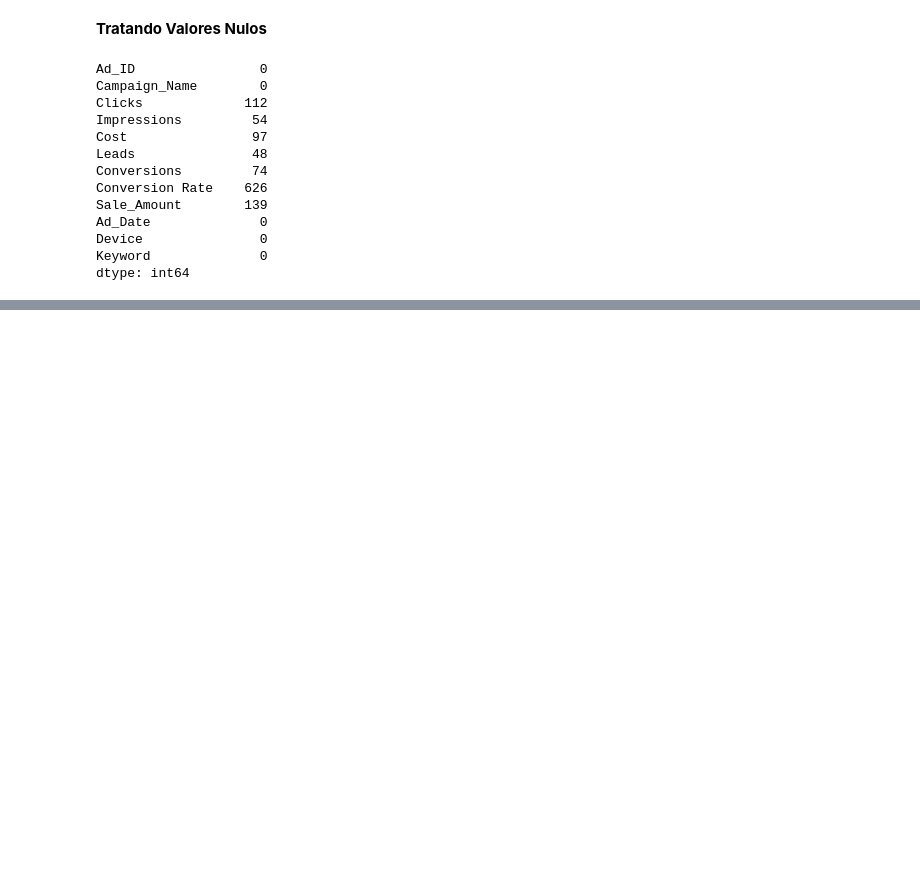
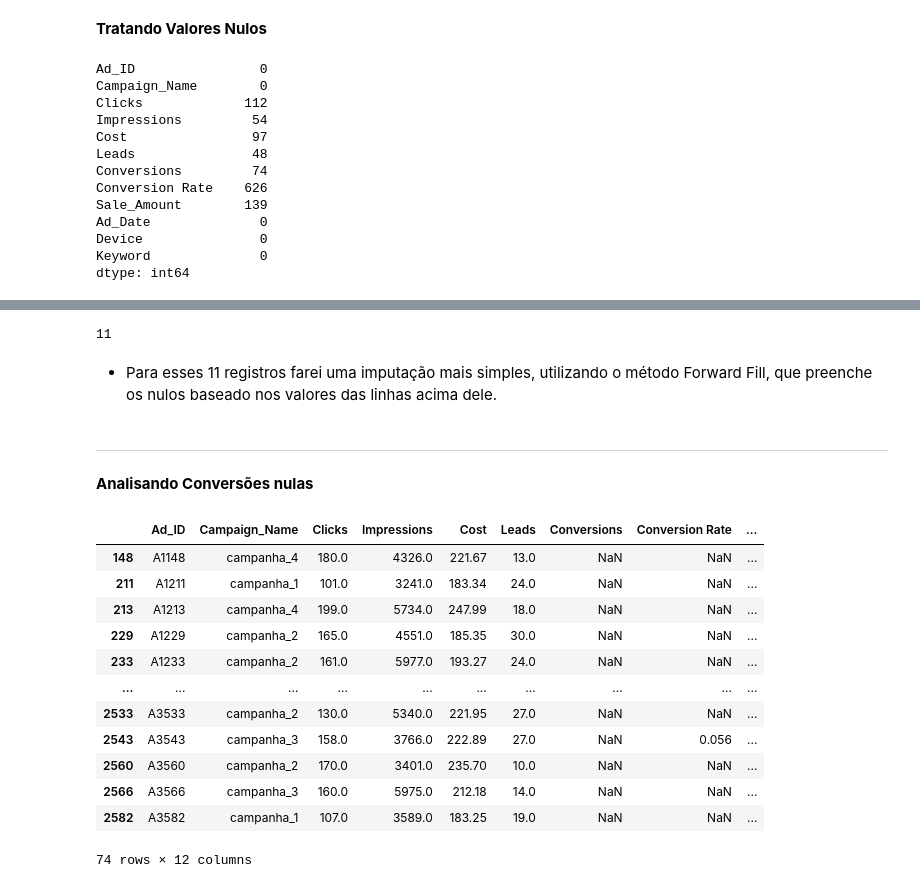
Before and after one commit to DieGod-DS/Google_Ads_Analisys, a Jupyter notebook: notebooks/3.ExploratoryDataAnalisys.ipynb, the cells around one changed output, grey strips where cells are left out. Drawn from its saved outputs; the diff is of its cells as text; code cells hidden in the pictures; blank space fills up the shorter version.

```diff
--- a/notebooks/3.ExploratoryDataAnalisys.ipynb
+++ b/notebooks/3.ExploratoryDataAnalisys.ipynb
@@ -187,0 +236,9 @@ Antes de remover qualquer valor desses, iremos conferir se de fato é uma inconc
+# %%
+# criando dataframe temporário
+_ = df.copy()
+
+# criando coluna de mês
+_['mes'] = pd.to_datetime(_['Ad_Date']).dt.month
+
+# agrupando os custos nulos por mês
+_.groupby('mes')['Cost'].apply(lambda x: x.isna().sum())
@@ -187,0 +278,42 @@ Antes de remover qualquer valor desses, iremos conferir se de fato é uma inconc
+# %%
+# armazenando valor de custo médio apenas do mês de novembro
+media_custo_11 = _.loc[_['mes'] == 11, 'Cost'].mean()
+
+# substituindo apenas os nulos do mês de novembro no dataset original
+df.loc[(_.Cost.isna()) & (_.mes == 11), 'Cost'] = media_custo_11
+# %%
+# soma de nulos restante nos custos
+df.Cost.isna().sum()
+# %% [output]
+11
+# %% [markdown]
+- Para esses 11 registros farei uma imputação mais simples, utilizando o método Forward Fill, que preenche os nulos baseado nos valores das linhas acima dele.
+# %%
+# preenchendo nulos com base na linha de cima
+df['Cost'].fillna(method='ffill', inplace=True)
+# %% [markdown]
+----
+# %% [markdown]
+**Analisando Conversões nulas**
+# %%
+# crinaco dópia temporária do dataframe
+_ = df.copy()
+
+# filtrando onde os dados são nulos em Converssões
+_ = _.loc[_['Conversions'].isna()]
+
+_
+# %% [output]
+|  | Ad_ID | Campaign_Name | Clicks | Impressions | Cost | Leads | Conversions | Conversion Rate | ... |
+| 148 | A1148 | campanha_4 | 180.0 | 4326.0 | 221.67 | 13.0 | NaN | NaN | ... |
+| 211 | A1211 | campanha_1 | 101.0 | 3241.0 | 183.34 | 24.0 | NaN | NaN | ... |
+| 213 | A1213 | campanha_4 | 199.0 | 5734.0 | 247.99 | 18.0 | NaN | NaN | ... |
+| 229 | A1229 | campanha_2 | 165.0 | 4551.0 | 185.35 | 30.0 | NaN | NaN | ... |
+| 233 | A1233 | campanha_2 | 161.0 | 5977.0 | 193.27 | 24.0 | NaN | NaN | ... |
+| ... | ... | ... | ... | ... | ... | ... | ... | ... | ... |
+| 2533 | A3533 | campanha_2 | 130.0 | 5340.0 | 221.95 | 27.0 | NaN | NaN | ... |
+| 2543 | A3543 | campanha_3 | 158.0 | 3766.0 | 222.89 | 27.0 | NaN | 0.056 | ... |
+| 2560 | A3560 | campanha_2 | 170.0 | 3401.0 | 235.70 | 10.0 | NaN | NaN | ... |
+| 2566 | A3566 | campanha_3 | 160.0 | 5975.0 | 212.18 | 14.0 | NaN | NaN | ... |
+| 2582 | A3582 | campanha_1 | 107.0 | 3589.0 | 183.25 | 19.0 | NaN | NaN | ... |
+74 rows × 12 columns
```
Also changed, not shown: parts of 15 cells of this notebook.
